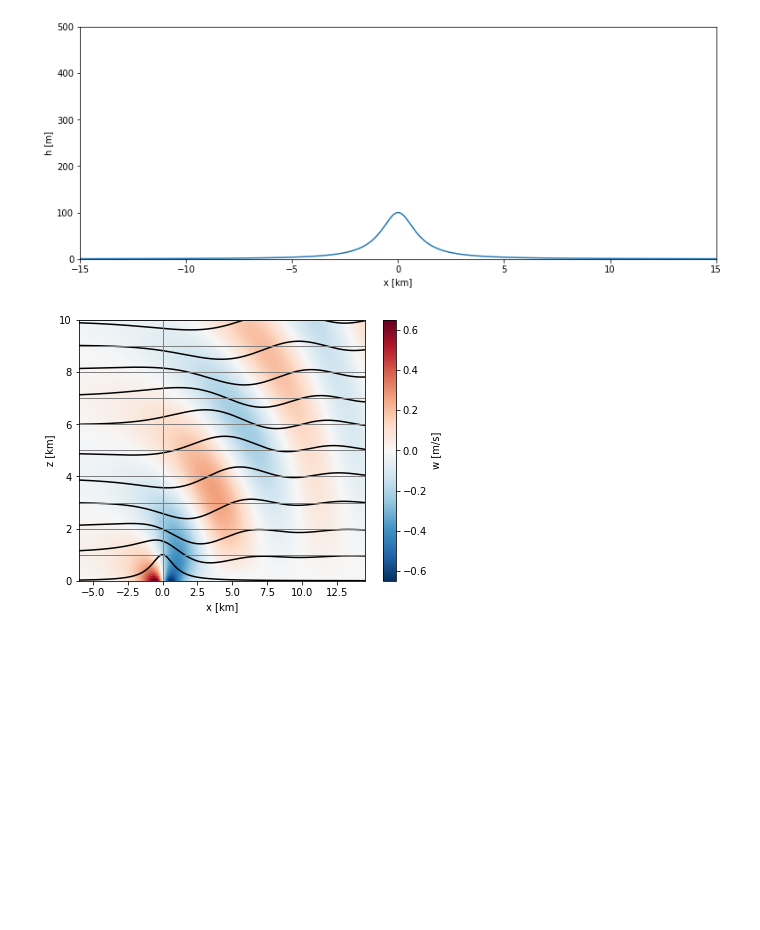
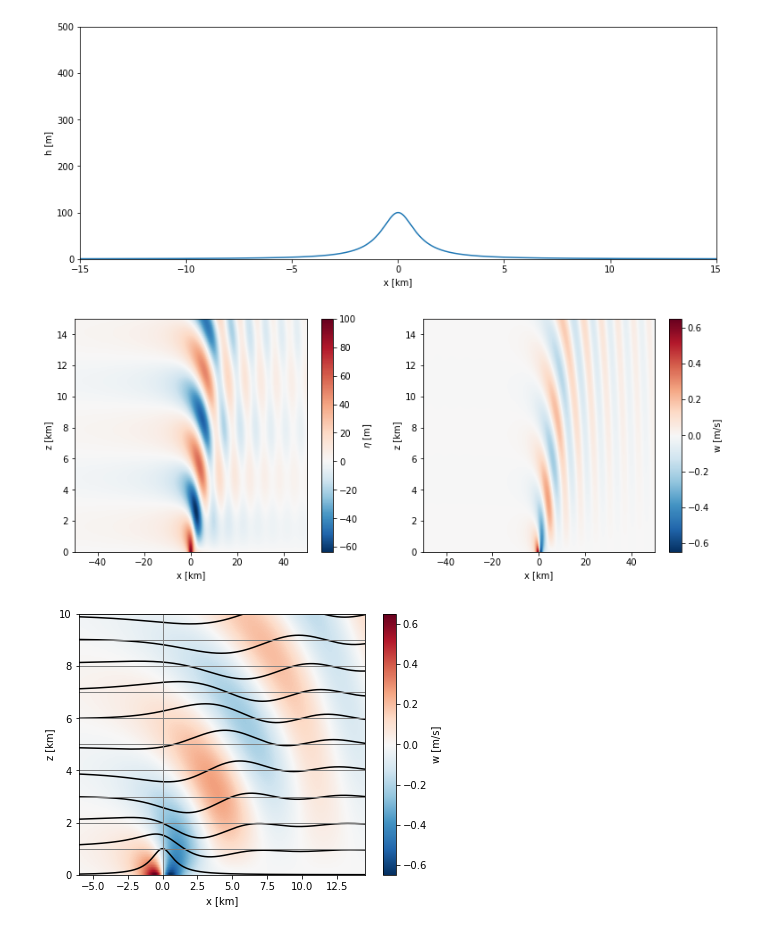
Before and after one commit to DriesAllaerts/lbow, a Jupyter notebook: notebooks/1-witch-of-Agnesi.ipynb, the cells around one changed output. Saved outputs shown, nothing was run; the diff lists cells and outputs as text; code cells hidden in the pictures; blank space fills up the shorter version.

Commit message:
Use built-in norm for visualization

```diff
--- a/notebooks/1-witch-of-Agnesi.ipynb
+++ b/notebooks/1-witch-of-Agnesi.ipynb
@@ -71,6 +71,28 @@ ax.plot(xs/1.e3,h(xs))
 _ = ax.set(xlim=[-15,15],ylim=[0,500],xlabel='x [km]',ylabel='h [m]')
 # %% [output]
 [figure]
+# %%
+f,ax=plt.subplots(1,2,figsize=(12.8,4.8))
+im=ax[0].imshow(eta.T,
+             origin='lower',
+             extent=[xs[0]/1e3, xs[-1]/1e3, zs[0]/1e3, zs[-1]/1e3],
+             aspect='auto',
+             cmap='RdBu_r',
+             norm=TwoSlopeNorm(vcenter=0.))
+cbar = f.colorbar(im,ax=ax[0],shrink=1.0,label=r'$\eta$ [m]')
+_ = ax[0].set(xlim=[-50,50],ylim=[0,15],xlabel='x [km]',ylabel='z [km]')
+
+im=ax[1].imshow(w.T,
+             origin='lower',
+             extent=[xs[0]/1e3, xs[-1]/1e3, zs[0]/1e3, zs[-1]/1e3],
+             aspect='auto',
+             cmap='RdBu_r',
+             norm=TwoSlopeNorm(vcenter=0.))
+# figure mark-up
+cbar = f.colorbar(im,ax=ax[1],shrink=1.0,label='w [m/s]')
+_ = ax[1].set(xlim=[-50,50],ylim=[0,15],xlabel='x [km]',ylabel='z [km]')
+# %% [output]
+[figure, added]
 # %%
 f,ax=plt.subplots(1,1,figsize=(6.4,4.8))
 # background image showing vertical velocity contours
```
Also changed, not shown: parts of 4 cells of this notebook, 3 other files.
